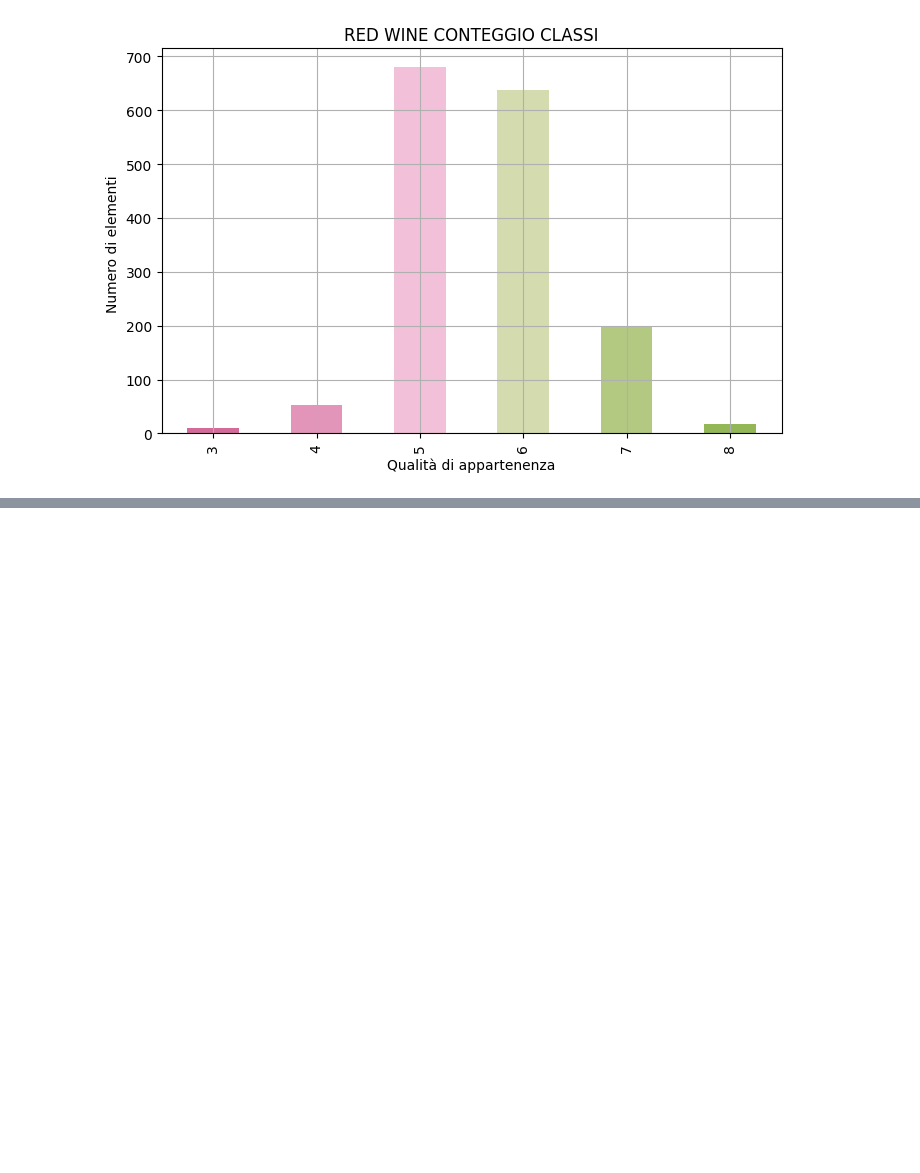
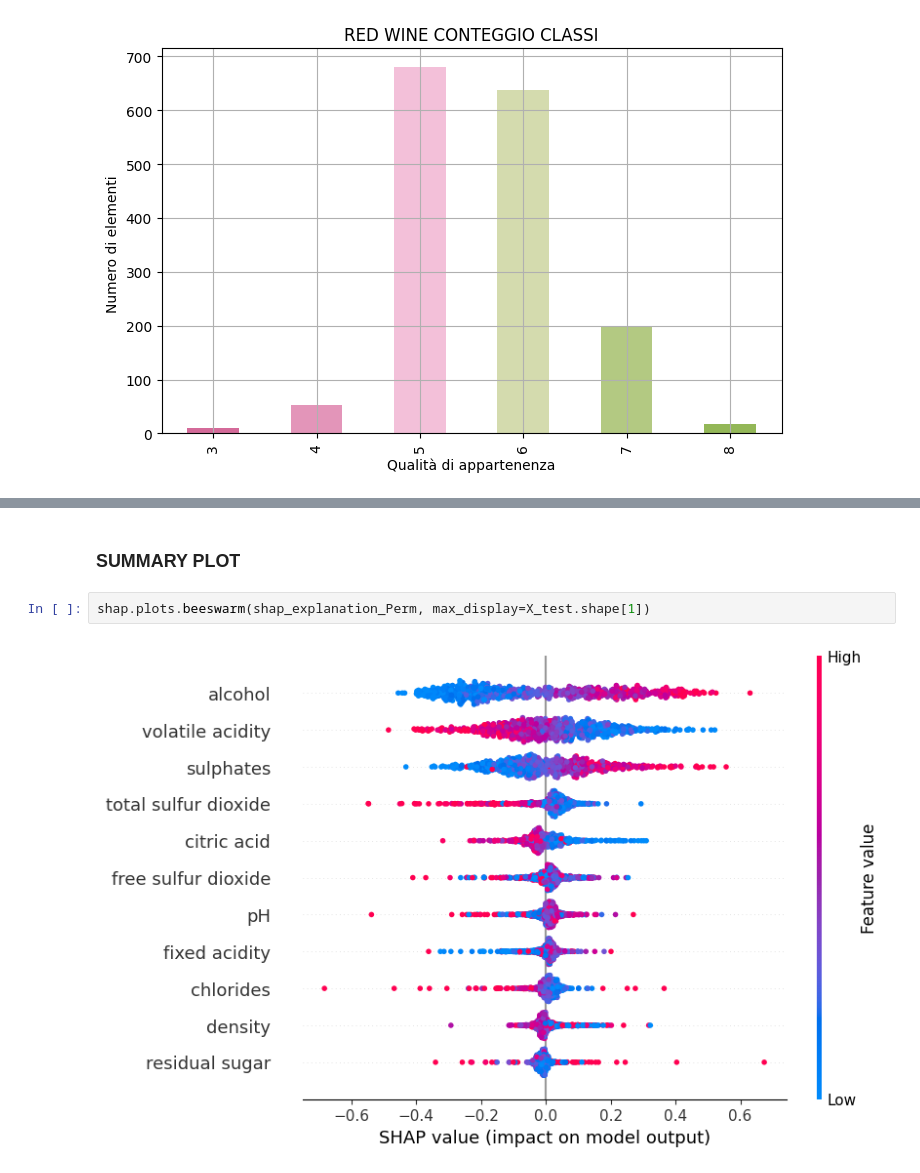
Before and after one commit to MarcoMungaiCoppolino/Data-Science-Portfolio, a Jupyter notebook: GameTheory_For_Explainable_ML/notebooks/prototype-notebook.ipynb, the cells around one changed output, grey strips where cells are left out. Drawn from its saved outputs; the diff is of its cells as text; blank space fills up the shorter version.

```diff
--- a/GameTheory_For_Explainable_ML/notebooks/prototype-notebook.ipynb
+++ b/GameTheory_For_Explainable_ML/notebooks/prototype-notebook.ipynb
@@ -98,0 +289,6 @@ plt.grid()
+# %% [markdown]
+### SUMMARY PLOT
+# %%
+shap.plots.beeswarm(shap_explanation_Perm, max_display=X_test.shape[1])
+# %% [output]
+[figure, added]
```
Also changed, not shown: parts of 25 cells of this notebook, 3 other files.
